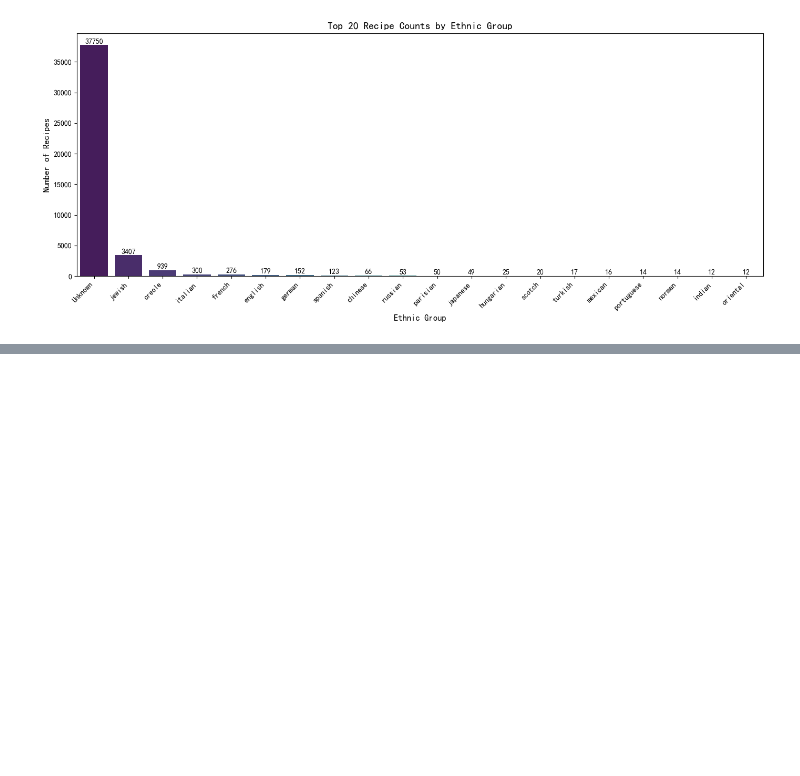
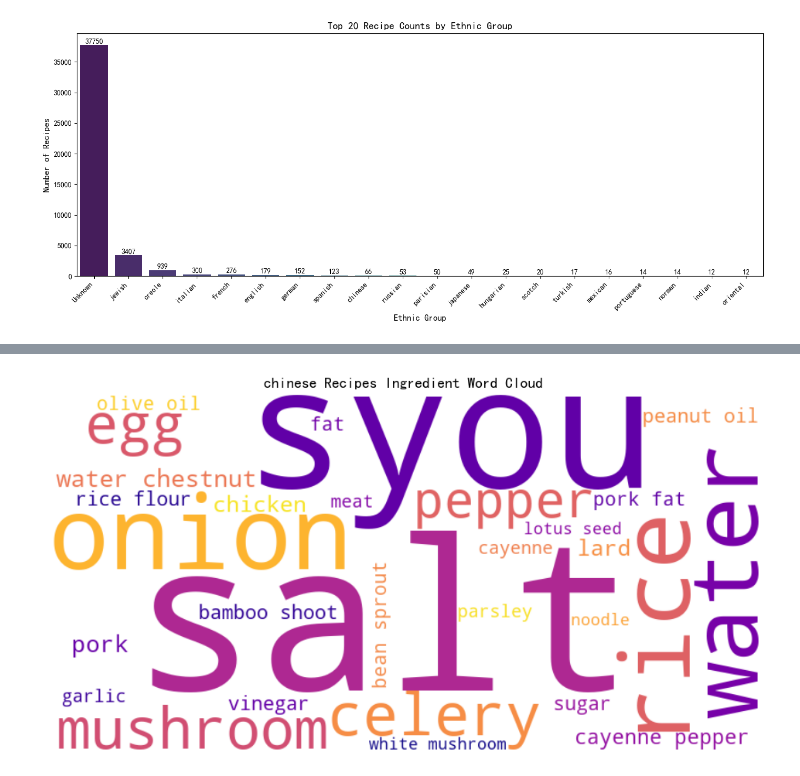
Before and after one commit to YunlongDong01/American-Cuisine-Immigration, a Jupyter notebook: All_Book_Visualization.ipynb, the cells around one changed output, grey strips where cells are left out. Saved outputs shown, nothing was run; the diff lists cells and outputs as text; code cells hidden in the pictures; blank space fills up the shorter version.

```diff
--- a/All_Book_Visualization.ipynb
+++ b/All_Book_Visualization.ipynb
@@ -306,0 +363,44 @@ generate_full_recipe_wordcloud(df_recipes)
+# %%
+def generate_ethnic_group_wordcloud(df, ethnic_group, max_words=30):
+    """Generate a word cloud for recipes belonging to a specific ethnic group."""
+    # 筛选出指定 ethnic_group 的食谱
+    subset = df[df['ethnic_group'] == ethnic_group]
+
+    # 如果没有匹配的菜系，就提示一下
+    if subset.empty:
+        print(f"No recipes found for ethnic group: {ethnic_group}")
+        return
+
+    # 收集所有食材
+    all_ingredients = [
+        ing
+        for lst in subset['ingredients']
+        for ing in lst
+    ]
+
+    # 计算食材频率
+    freq = Counter(all_ingredients)
+    filtered_freq = dict(freq.most_common(max_words))
+
+    # 创建词云
+    wc = WordCloud(
+        width=800,
+        height=400,
+        background_color="white",
+        colormap="plasma",
+        max_words=max_words
+    ).generate_from_frequencies(filtered_freq)
+
+    # 展示图像
+    plt.figure(figsize=(12, 6))
+    plt.imshow(wc, interpolation="bilinear")
+    plt.title(f"{ethnic_group} Recipes Ingredient Word Cloud", fontsize=14)
+    plt.axis("off")
+    plt.show()
+
+# 使用示例，比如画 German 菜系的食材词云
+# generate_ethnic_group_wordcloud(df_recipes, ethnic_group="german")
+generate_ethnic_group_wordcloud(df_recipes, ethnic_group="chinese")
+# generate_ethnic_group_wordcloud(df_recipes, ethnic_group="english")
+# %% [output]
+[figure, added]
```
Also changed, not shown: parts of 3 cells of this notebook, 2 other files.
